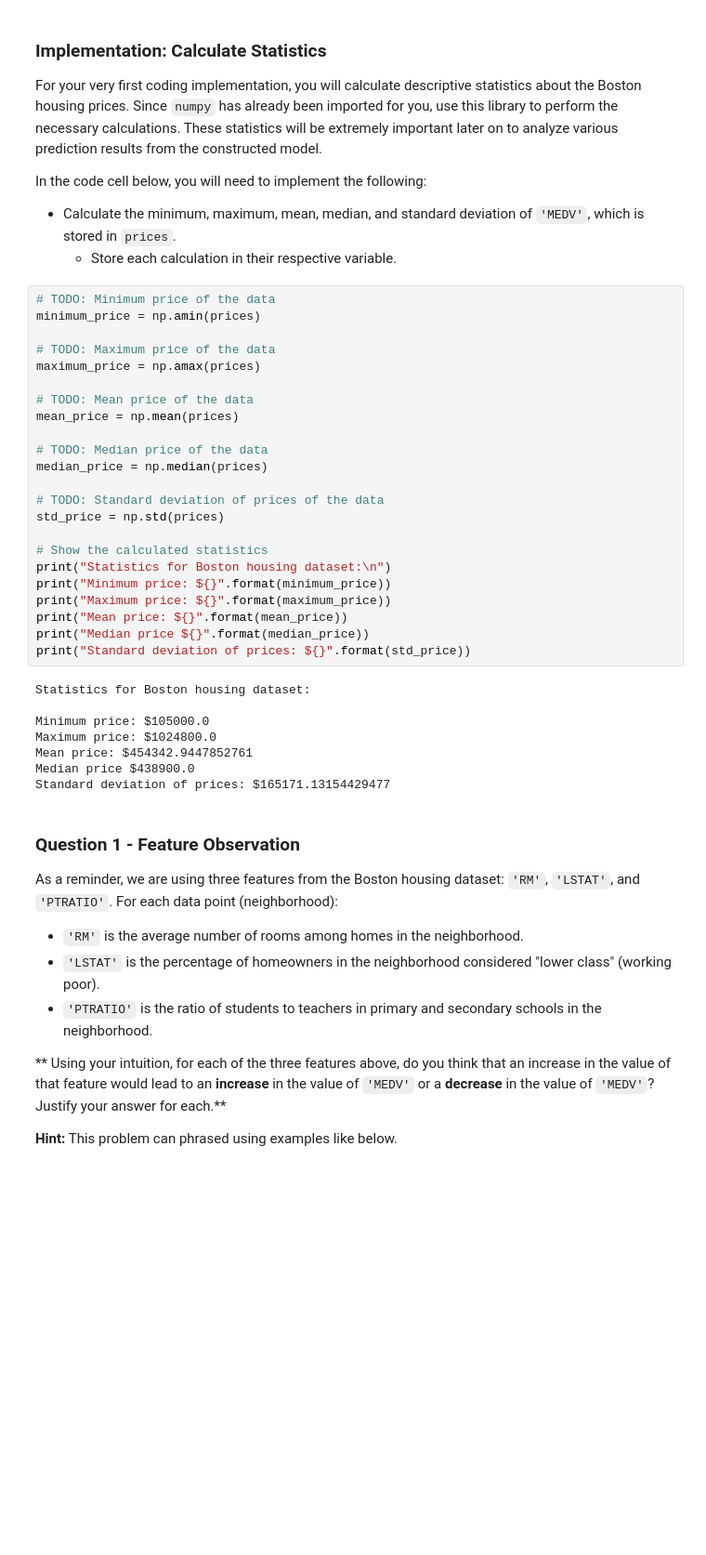
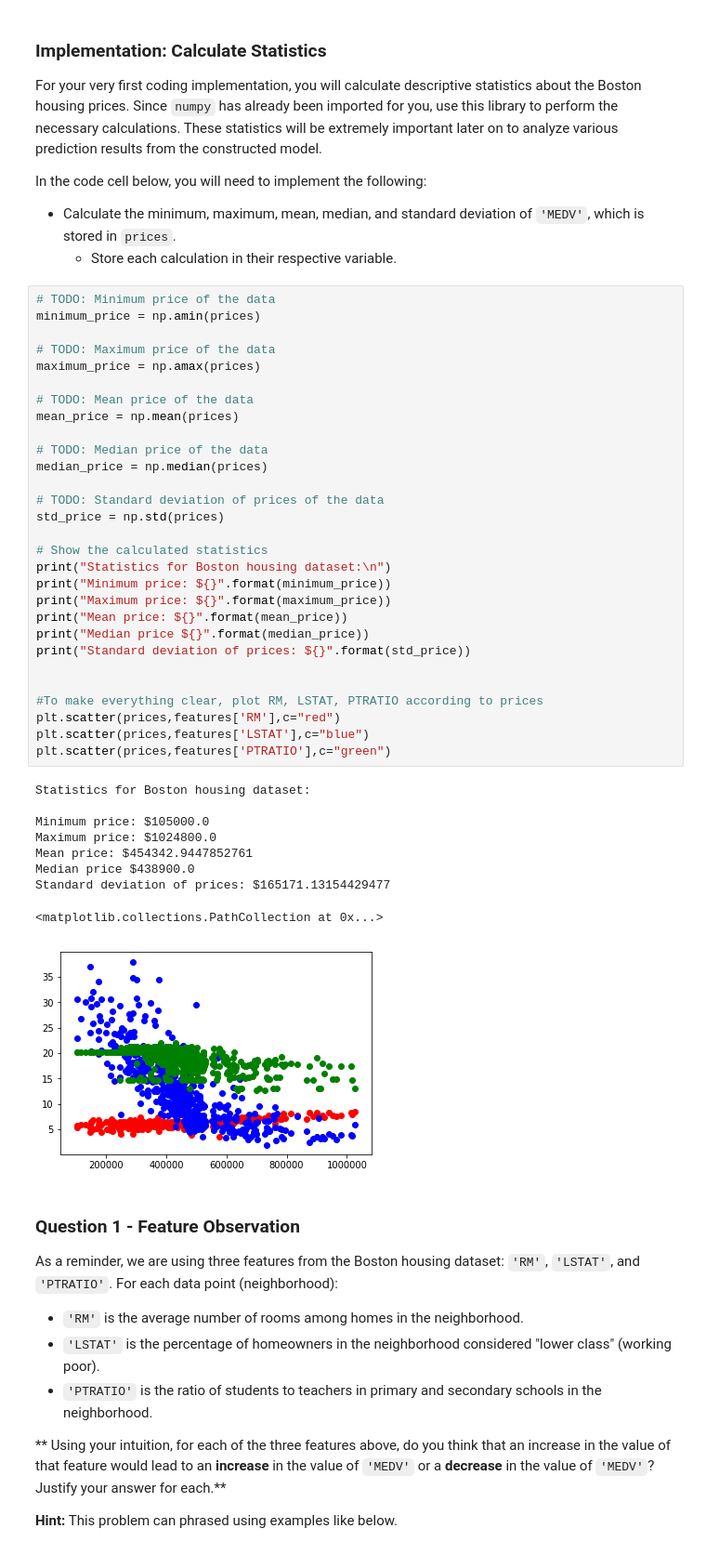
Before and after one commit to mustafa1adel/boston_housing, a Jupyter notebook: boston_housing.ipynb, the cells around one changed output. Shown: that part at 93% size. Cells and saved outputs as stored; diff of their text form; blank space fills up the shorter version.

```diff
--- a/boston_housing.ipynb
+++ b/boston_housing.ipynb
@@ -75,33 +64,41 @@ In the code cell below, you will need to implement the following:
 # TODO: Minimum price of the data
 minimum_price = np.amin(prices)
 
 # TODO: Maximum price of the data
 maximum_price = np.amax(prices)
 
 # TODO: Mean price of the data
 mean_price = np.mean(prices)
 
 # TODO: Median price of the data
 median_price = np.median(prices)
 
 # TODO: Standard deviation of prices of the data
 std_price = np.std(prices)
 
 # Show the calculated statistics
 print("Statistics for Boston housing dataset:\n")
 print("Minimum price: ${}".format(minimum_price))
 print("Maximum price: ${}".format(maximum_price))
 print("Mean price: ${}".format(mean_price))
 print("Median price ${}".format(median_price))
 print("Standard deviation of prices: ${}".format(std_price))
+
+
+#To make everything clear, plot RM, LSTAT, PTRATIO according to prices
+plt.scatter(prices,features['RM'],c="red")
+plt.scatter(prices,features['LSTAT'],c="blue")
+plt.scatter(prices,features['PTRATIO'],c="green")
 # %% [output]
 Statistics for Boston housing dataset:
 
 Minimum price: $105000.0
 Maximum price: $1024800.0
 Mean price: $454342.9447852761
 Median price $438900.0
 Standard deviation of prices: $165171.13154429477
+<matplotlib.collections.PathCollection at 0x...>
+[figure, added]
 # %% [markdown]
 ### Question 1 - Feature Observation
 As a reminder, we are using three features from the Boston housing dataset: `'RM'`, `'LSTAT'`, and `'PTRATIO'`. For each data point (neighborhood):
```
Also changed, not shown: parts of 10 cells of this notebook, 1 other file.
